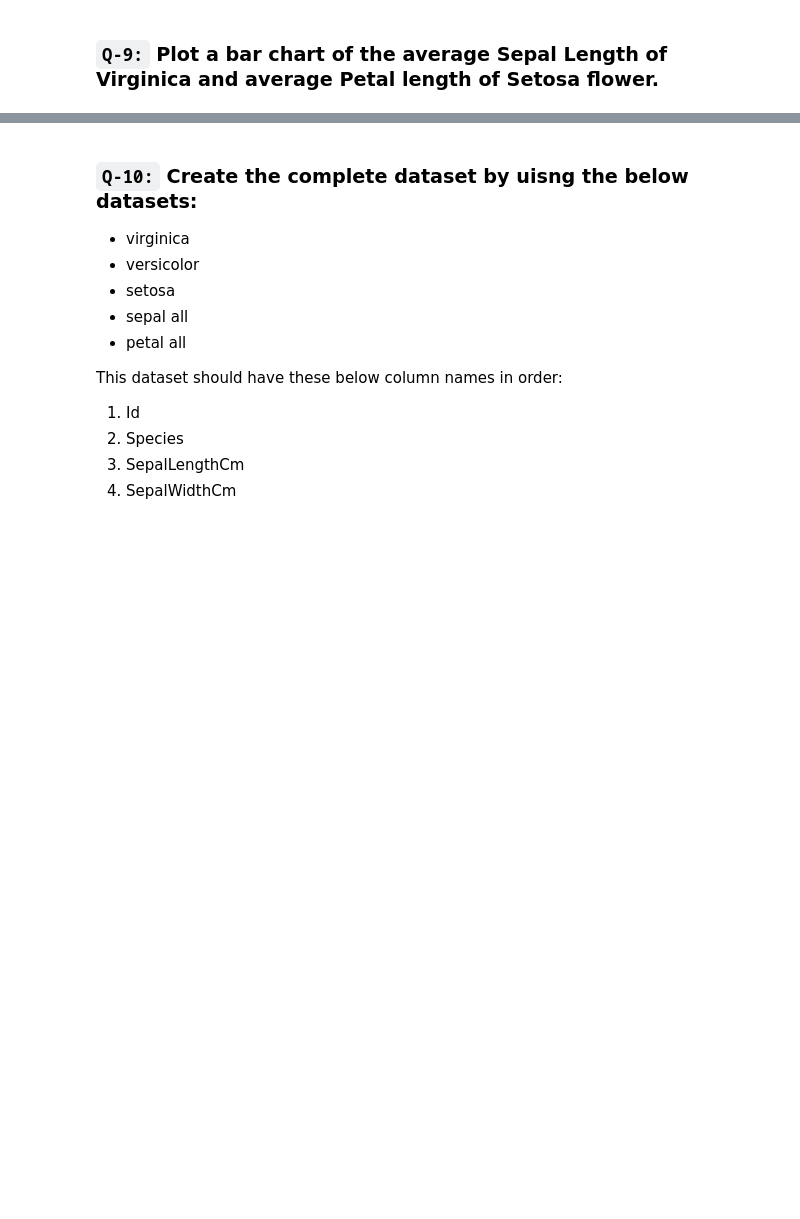
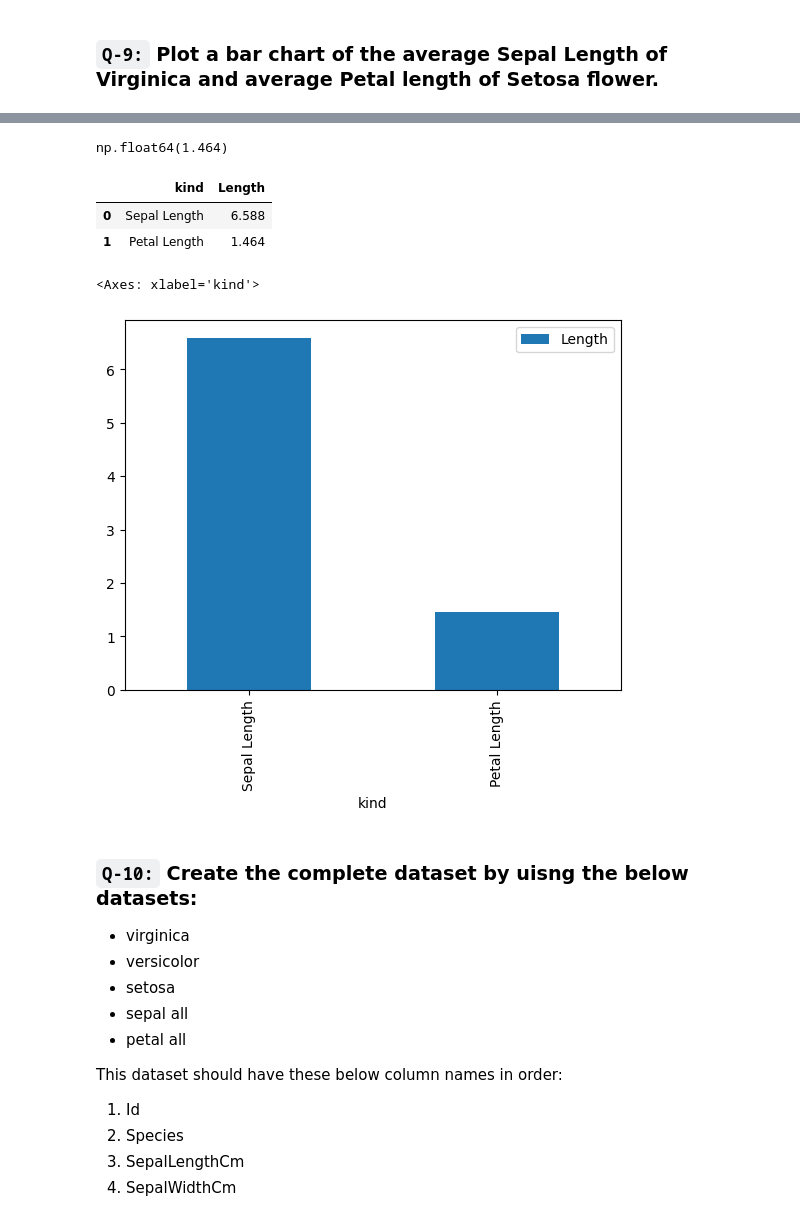
Before and after one commit to jyotirangu/DataScience, a Jupyter notebook: 13_Merging/2_task1.ipynb, the cells around one changed output, grey strips where cells are left out. Cells and saved outputs as stored; diff of their text form; code cells hidden in the pictures; blank space fills up the shorter version.

```diff
--- a/13_Merging/2_task1.ipynb
+++ b/13_Merging/2_task1.ipynb
@@ -314,5 +467,12 @@ V Kohli          112/76         nan
     - **Unnamed 0:** Unused column. This column is created when creating the sub-dataset.
     - **Id:** Id of the records.
     - **Species:** Name of this species.
+# %%
+
+sepal_all = pd.read_csv("2sepal_all - sepal_all.csv")
+petal_all = pd.read_csv("2petal_all - petal_all.csv")
+virginica = pd.read_csv("2virginica - virginica.csv")
+versicolor = pd.read_csv("2versicolor - versicolor.csv")
+setosa = pd.read_csv("2setosa - setosa.csv")
 # %% [markdown]
 ### `Q-9:` Plot a bar chart of the average Sepal Length  of Virginica and average Petal length of Setosa flower.
@@ -318,0 +499,3 @@ V Kohli          112/76         nan
+# %%
+sepal = pd.merge(virginica, sepal_all,on="Id")["SepalLengthCm"].mean()
+sepal
@@ -319,3 +525,19 @@ V Kohli          112/76         nan
+# %%
+petal = pd.merge(setosa, petal_all, on="Id")["PetalLengthCm"].mean()
+petal
+# %% [output]
+np.float64(1.464)
+# %%
+pd.DataFrame({"kind":["Sepal Length","Petal Length"], "Length":[sepal, petal]})
+# %% [output]
+|  | kind | Length |
+| 0 | Sepal Length | 6.588 |
+| 1 | Petal Length | 1.464 |
+# %%
+pd.DataFrame({"kind":["Sepal Length","Petal Length"], "Length":[sepal, petal]}).plot(x="kind", kind="bar")
+# %% [output]
+<Axes: xlabel='kind'>
+[figure, added]
 # %% [markdown]
 ### `Q-10:` Create the complete dataset by uisng the below datasets:
 - virginica
```
Also changed, not shown: parts of 23 cells of this notebook, 5 other files.
